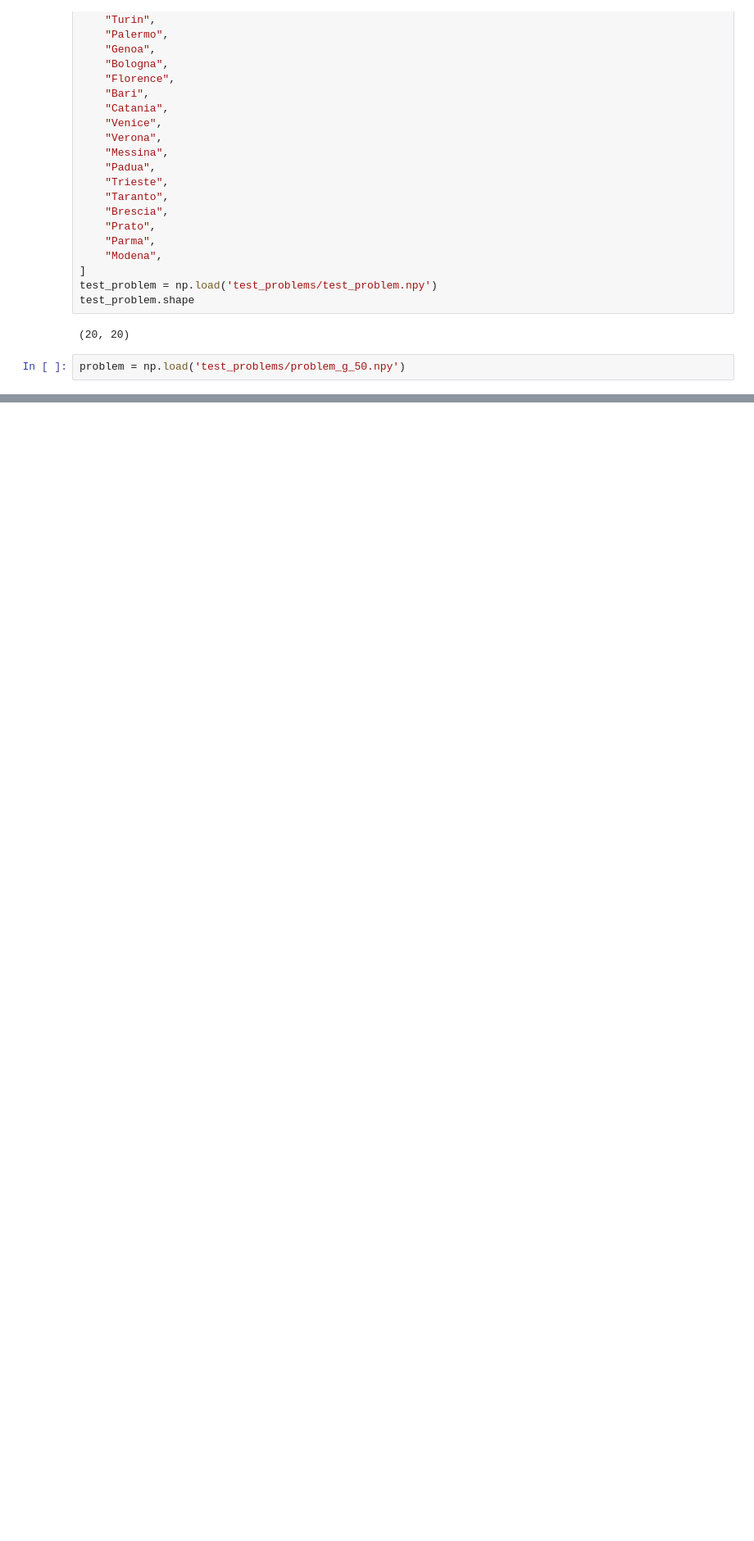
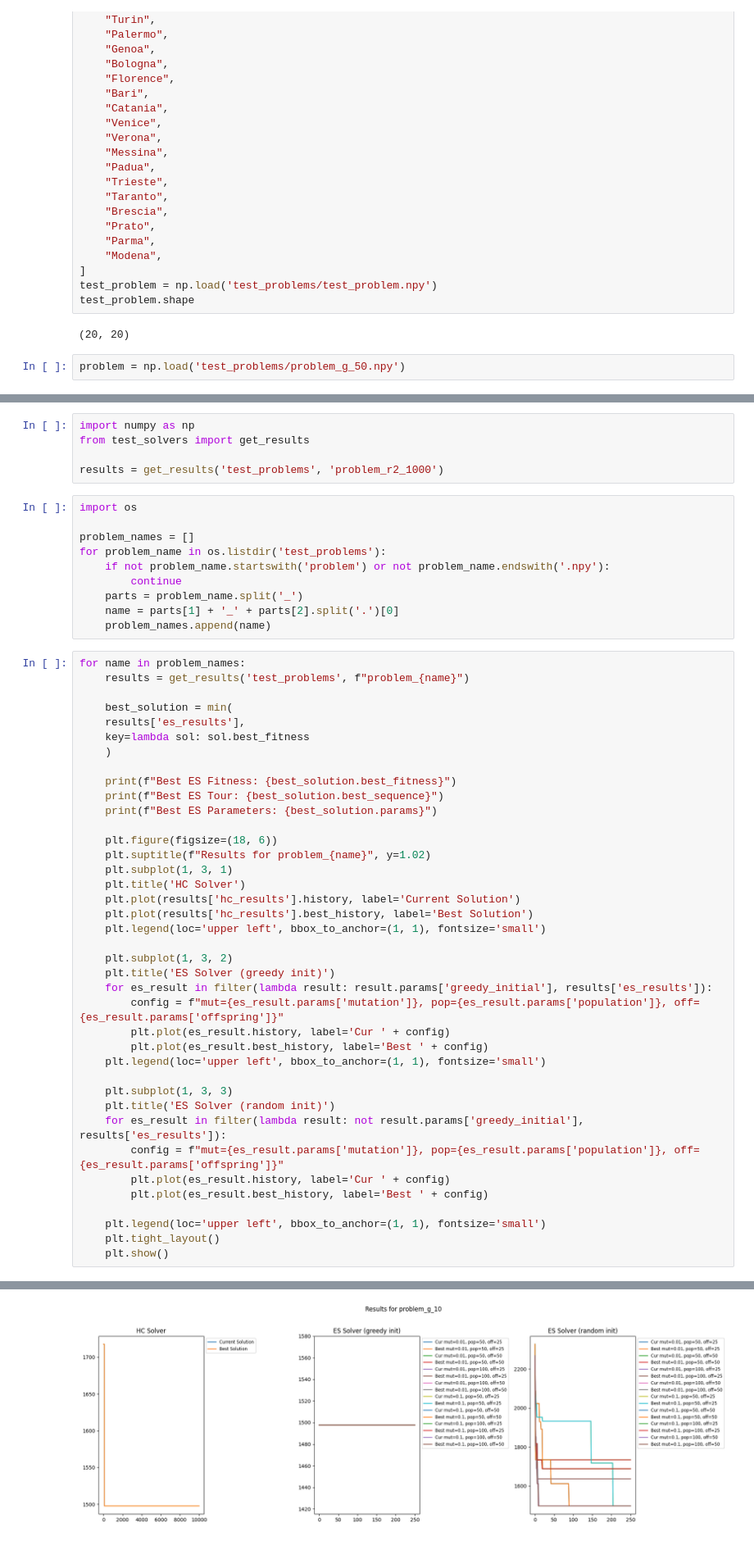
Before and after one commit to FedeCarollo/CI2025_lab2, a Jupyter notebook: tsp.ipynb, the cells around one changed output, grey strips where cells are left out. Shown at 82% size. Drawn from its saved outputs; the diff is of its cells as text; blank space fills up the shorter version.

Commit message:
Cleaned notebooks and added results

```diff
--- a/tsp.ipynb
+++ b/tsp.ipynb
@@ -465,0 +84,55 @@ with open('solutions_summary.json', 'w') as f:
+# %%
+import numpy as np
+from test_solvers import get_results
+
+results = get_results('test_problems', 'problem_r2_1000')
+# %%
+import os
+
+problem_names = []
+for problem_name in os.listdir('test_problems'):
+    if not problem_name.startswith('problem') or not problem_name.endswith('.npy'):
+        continue
+    parts = problem_name.split('_')
+    name = parts[1] + '_' + parts[2].split('.')[0]
+    problem_names.append(name)
+# %%
+for name in problem_names:
+    results = get_results('test_problems', f"problem_{name}")
+
+    best_solution = min(
+    results['es_results'],
+    key=lambda sol: sol.best_fitness
+    )
+
+    print(f"Best ES Fitness: {best_solution.best_fitness}")
+    print(f"Best ES Tour: {best_solution.best_sequence}")
+    print(f"Best ES Parameters: {best_solution.params}")
+
+    plt.figure(figsize=(18, 6))
+    plt.suptitle(f"Results for problem_{name}", y=1.02)
+    plt.subplot(1, 3, 1)
+    plt.title('HC Solver')
+    plt.plot(results['hc_results'].history, label='Current Solution')
+    plt.plot(results['hc_results'].best_history, label='Best Solution')
+    plt.legend(loc='upper left', bbox_to_anchor=(1, 1), fontsize='small')
+
+    plt.subplot(1, 3, 2)
+    plt.title('ES Solver (greedy init)')
+    for es_result in filter(lambda result: result.params['greedy_initial'], results['es_results']):
+        config = f"mut={es_result.params['mutation']}, pop={es_result.params['population']}, off={es_result.params['offspring']}"
+        plt.plot(es_result.history, label='Cur ' + config)
+        plt.plot(es_result.best_history, label='Best ' + config)
+    plt.legend(loc='upper left', bbox_to_anchor=(1, 1), fontsize='small')
+
+    plt.subplot(1, 3, 3)
+    plt.title('ES Solver (random init)')
+    for es_result in filter(lambda result: not result.params['greedy_initial'], results['es_results']):
+        config = f"mut={es_result.params['mutation']}, pop={es_result.params['population']}, off={es_result.params['offspring']}"
+        plt.plot(es_result.history, label='Cur ' + config)
+        plt.plot(es_result.best_history, label='Best ' + config)
+
+    plt.legend(loc='upper left', bbox_to_anchor=(1, 1), fontsize='small')
+    plt.tight_layout()
+    plt.show()
+# %% [output]
@@ -465,0 +142 @@ with open('solutions_summary.json', 'w') as f:
+[figure, added]
```
Also changed, not shown: parts of 13 cells of this notebook, 48 other files.
